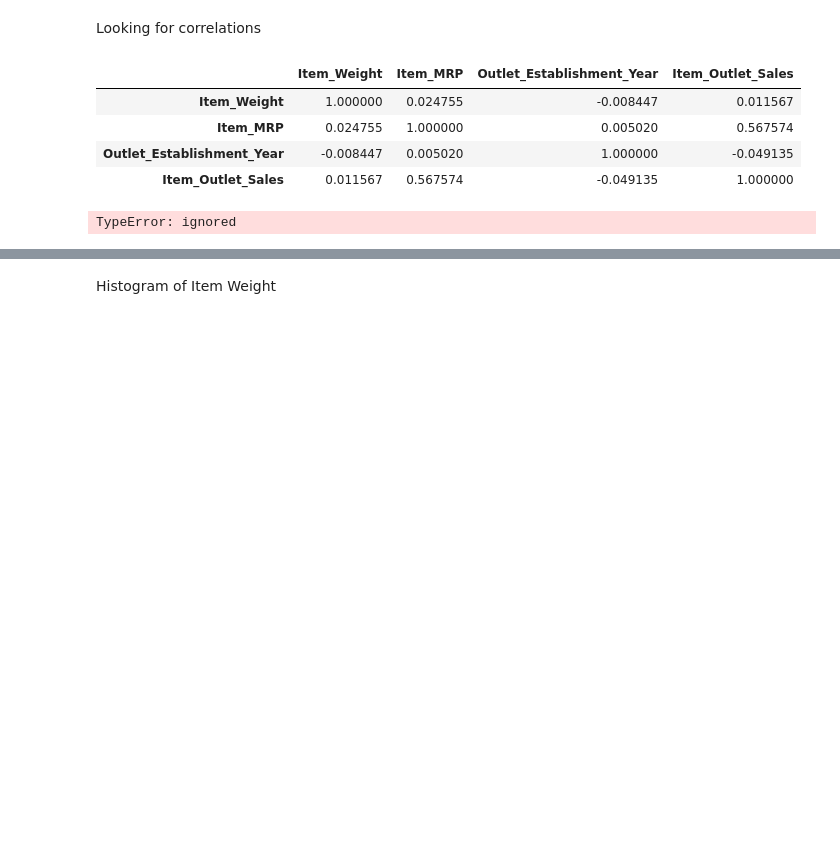
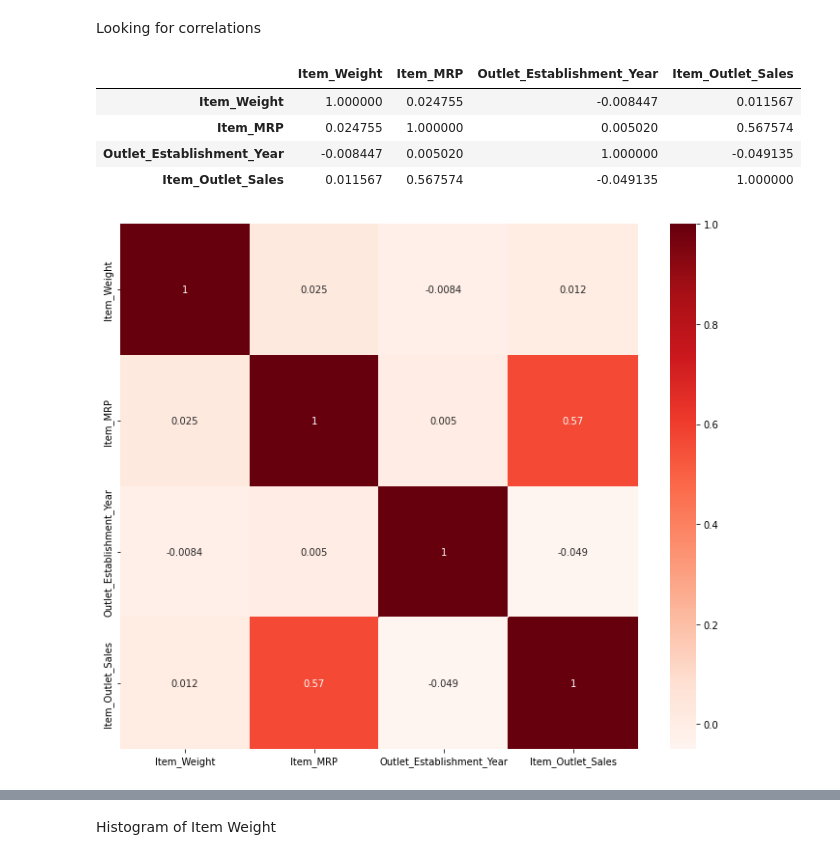
Before and after one commit to Jonny-T87/Dojo-Projects, a Jupyter notebook: ExplorData_Project1Part3.ipynb, the cells around one changed output, grey strips where cells are left out. Drawn from its saved outputs; the diff is of its cells as text; code cells hidden in the pictures; blank space fills up the shorter version.

```diff
--- a/ExplorData_Project1Part3.ipynb
+++ b/ExplorData_Project1Part3.ipynb
@@ -310,10 +310,10 @@ df.corr()
 # %%
 # Looking at the dataset correlations or lack there of
 corr = df.corr()
 plt.figure(figsize=(12,10))
-sns.heatmap(corr, Cmap='Reds', annot=True);
+sns.heatmap(corr, cmap='Reds', annot=True);
 # %% [output]
-TypeError: ignored
+[figure, added]
 # %%
 # Using seaborn pairplot to look for any correlations with varibles
 sns.pairplot(df)
```
Also changed, not shown: parts of 4 cells of this notebook.
